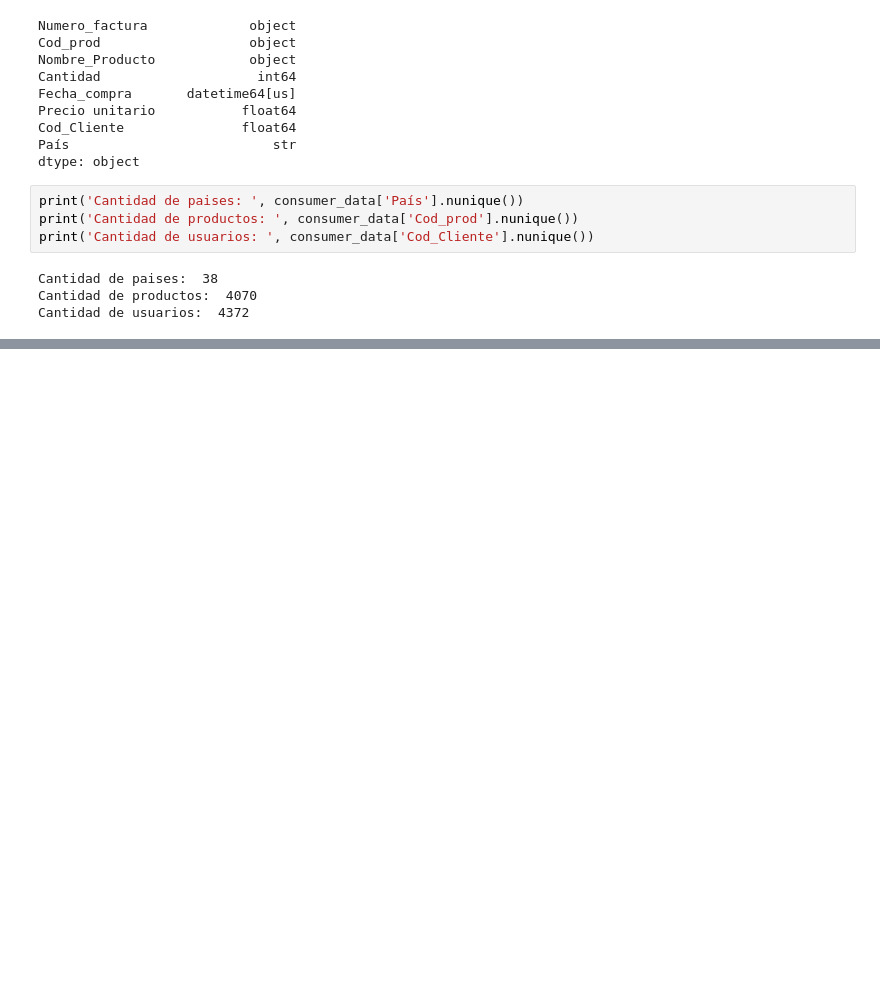
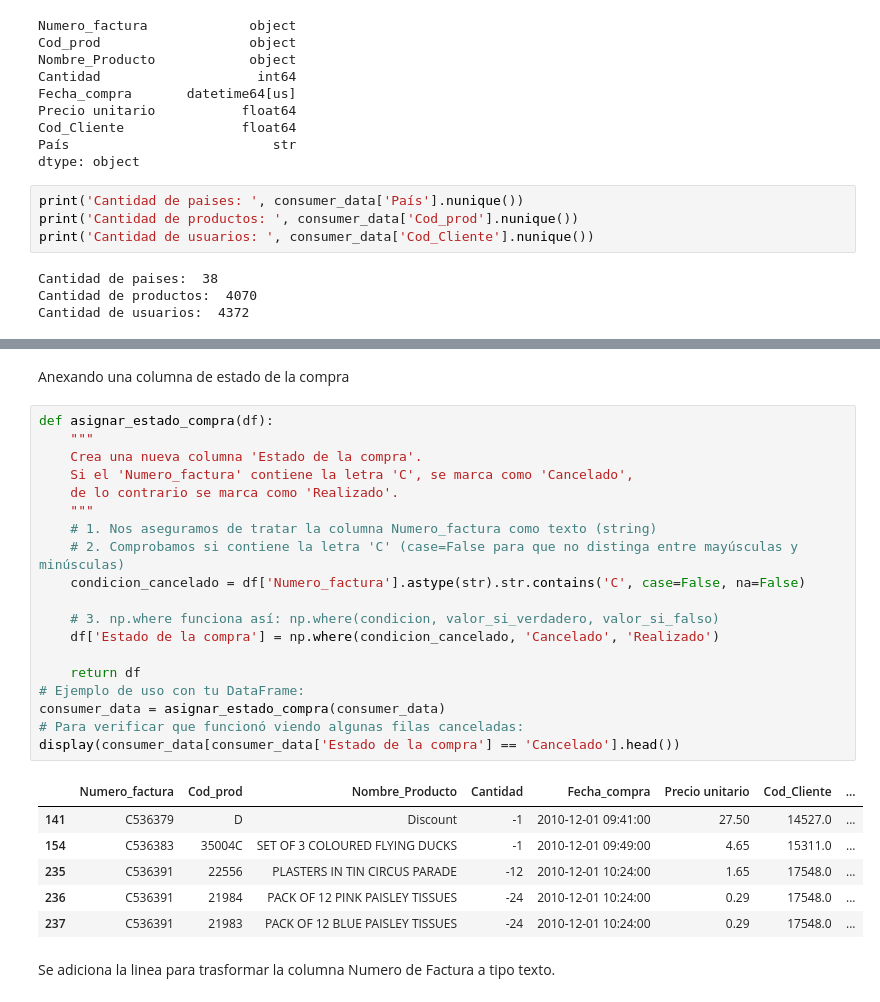
Before and after one commit to Neil821110/PhytonIA, a Jupyter notebook: Actividad4.ipynb, the cells around one changed output, grey strips where cells are left out. Cells and saved outputs as stored; diff of their text form; blank space fills up the shorter version.

```diff
--- a/Actividad4.ipynb
+++ b/Actividad4.ipynb
@@ -89,0 +160,30 @@ Cantidad de usuarios:  4372
+# %% [markdown]
+Anexando una columna de estado de la compra
+# %%
+def asignar_estado_compra(df):
+    """
+    Crea una nueva columna 'Estado de la compra'.
+    Si el 'Numero_factura' contiene la letra 'C', se marca como 'Cancelado',
+    de lo contrario se marca como 'Realizado'.
+    """
+    # 1. Nos aseguramos de tratar la columna Numero_factura como texto (string)
+    # 2. Comprobamos si contiene la letra 'C' (case=False para que no distinga entre mayúsculas y minúsculas)
+    condicion_cancelado = df['Numero_factura'].astype(str).str.contains('C', case=False, na=False)
+
+    # 3. np.where funciona así: np.where(condicion, valor_si_verdadero, valor_si_falso)
+    df['Estado de la compra'] = np.where(condicion_cancelado, 'Cancelado', 'Realizado')
+
+    return df
+# Ejemplo de uso con tu DataFrame:
+consumer_data = asignar_estado_compra(consumer_data)
+# Para verificar que funcionó viendo algunas filas canceladas:
+display(consumer_data[consumer_data['Estado de la compra'] == 'Cancelado'].head())
+# %% [output]
+|  | Numero_factura | Cod_prod | Nombre_Producto | Cantidad | Fecha_compra | Precio unitario | Cod_Cliente | ... |
+| 141 | C536379 | D | Discount | -1 | 2010-12-01 09:41:00 | 27.50 | 14527.0 | ... |
+| 154 | C536383 | 35004C | SET OF 3 COLOURED FLYING DUCKS | -1 | 2010-12-01 09:49:00 | 4.65 | 15311.0 | ... |
+| 235 | C536391 | 22556 | PLASTERS IN TIN CIRCUS PARADE | -12 | 2010-12-01 10:24:00 | 1.65 | 17548.0 | ... |
+| 236 | C536391 | 21984 | PACK OF 12 PINK PAISLEY TISSUES | -24 | 2010-12-01 10:24:00 | 0.29 | 17548.0 | ... |
+| 237 | C536391 | 21983 | PACK OF 12 BLUE PAISLEY TISSUES | -24 | 2010-12-01 10:24:00 | 0.29 | 17548.0 | ... |
+# %% [markdown]
+Se adiciona la linea para trasformar la columna Numero de Factura a tipo texto.
```
Also changed, not shown: parts of 11 cells of this notebook, 2 other files.
